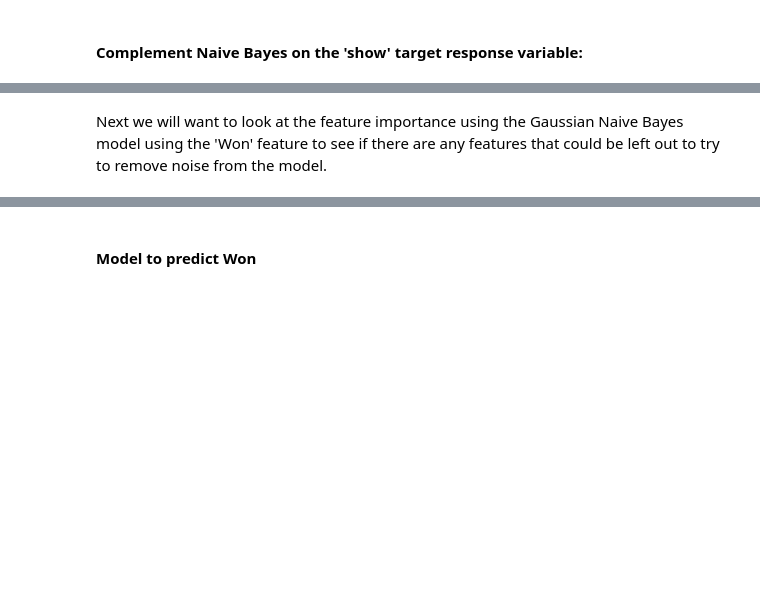
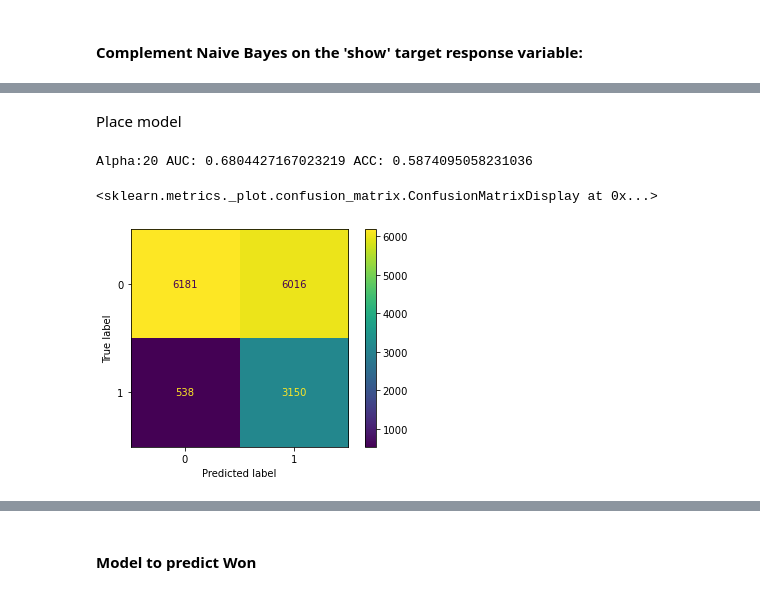
Before and after one commit to C-Stewart-GH/Hong_Kong_Horse_Racing_Project, a Jupyter notebook: Project2/Project 2 Group Book.ipynb, the cells around one changed output, grey strips where cells are left out. Cells and saved outputs as stored; diff of their text form; code cells hidden in the pictures; blank space fills up the shorter version.

```diff
--- a/Project2/Project 2 Group Book.ipynb
+++ b/Project2/Project 2 Group Book.ipynb
@@ -630,2 +778,14 @@ for x in var4:
-# %% [markdown]
-Next we will want to look at the feature importance using the Gaussian Naive Bayes model using the 'Won' feature to see if there are any features that could be left out to try to remove noise from the model.
+# %% [markdown]
+Place model
+# %%
+clf_cnbp = ComplementNB(alpha = 10)
+clf_cnbp.fit(X_train_place,Y_train_place.values.ravel())
+yhat = clf_cnbp.predict(X_test_place)
+acc = mt.accuracy_score(Y_test_place,yhat)
+auc = roc_auc_score(Y_test_place,yhat)
+print('Alpha:20 AUC:',auc,'ACC:',acc)
+plot_confusion_matrix(clf_cnbp,X_test_place,Y_test_place)
+# %% [output]
+Alpha:20 AUC: 0.6804427167023219 ACC: 0.5874095058231036
+<sklearn.metrics._plot.confusion_matrix.ConfusionMatrixDisplay at 0x...>
+[figure, added]
```
Also changed, not shown: parts of 81 cells of this notebook.
